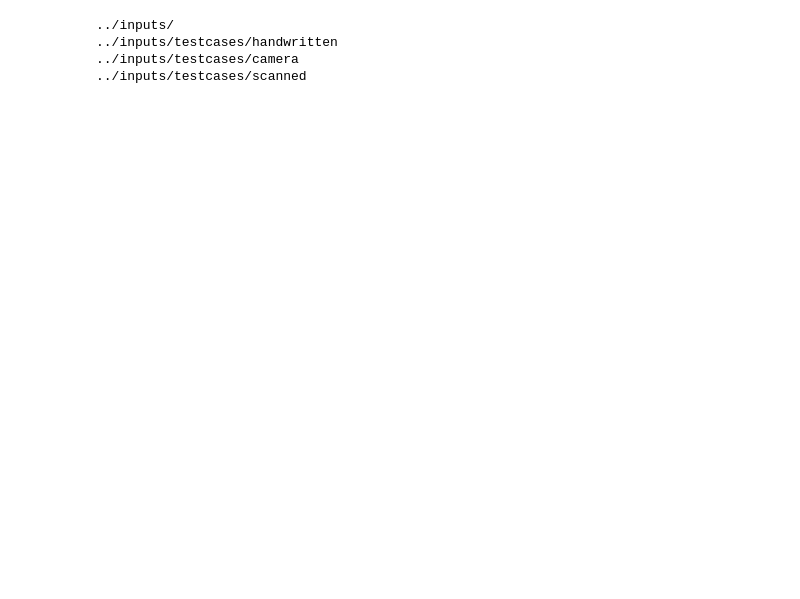
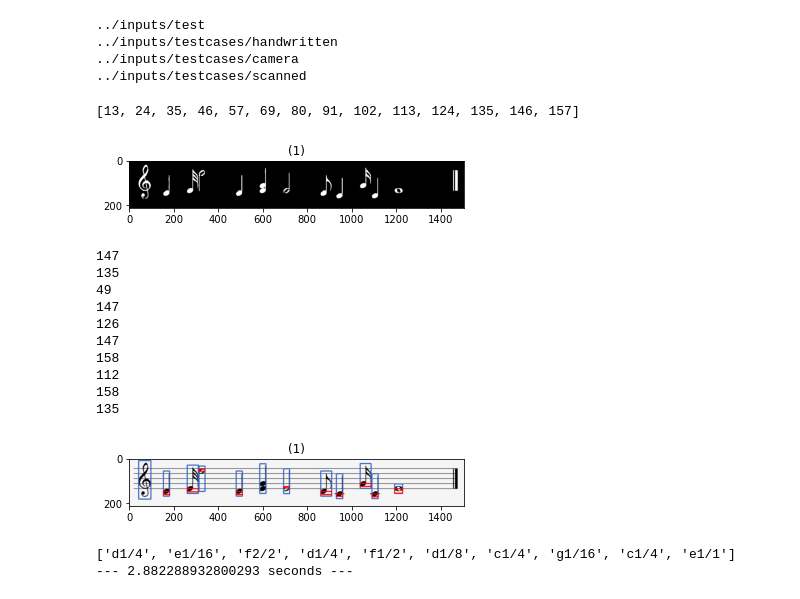
Before and after one commit to aaarafat/Mushido, a Jupyter notebook: notebooks/isolation2.ipynb, the cells around one changed output. Saved outputs shown, nothing was run; the diff lists cells and outputs as text; code cells hidden in the pictures; blank space fills up the shorter version.

```diff
--- a/notebooks/isolation2.ipynb
+++ b/notebooks/isolation2.ipynb
@@ -402,12 +411,12 @@ def remove_staff_lines(bimg , t , d,hw):
     result = ((staffless)).astype("uint8")
     return result #the result is a uint8 bw image
 # %%
-tcimgs , tcfiles = load_images_from_folder(inpath)
+tcimgs , tcfiles = load_images_from_folder(inpath + "test")
 hwimgs , hwfiles = load_images_from_folder(inpath+"testcases/handwritten")
 cimgs , cfiles = load_images_from_folder(inpath+"testcases/camera")
 simgs , sfiles = load_images_from_folder(inpath+"testcases/scanned")
 # %% [output]
-../inputs/
+../inputs/test
 ../inputs/testcases/handwritten
 ../inputs/testcases/camera
 ../inputs/testcases/scanned
@@ -432,34 +441,56 @@ for i , img in enumerate(images) :
         bimg = binraization(img,window,35)
     else:
         bimg = (img > 150).astype("uint8")
+
+    bimg2 = bimg.copy()
+    csl , c = get_candidates_lines(bimg2,t)
+    fcsl ,c = filter_candidates_lines(csl,c,t,d)
+    lines, d = getLines(csl)
+    print(lines)
     t,d = get_lengthes(bimg)
     img_isolated = remove_staff_lines(bimg,t,d , tratio < 4 )
     img_isolated = img_isolated.astype("uint8")
     show_images([img_isolated])
     boxes = getContours(img_isolated) # now we have contours after fixing
     boxes = sorted(boxes, key=lambda t: t[0])
     notes = []
     for box in boxes:
         x,y,w,h = box
         cv2.rectangle(cimg,(x,y),(x+w,y+h),(50,100,200),3)
         croped = img_isolated[y:y+h, x:x+w]
         features = extract_hog_features(croped)
         note_type = classes[np.argmax( nn.predict_proba([features]))]
         if note_type[0] == 'b' or note_type[0] == 'a':
             f = note_type.split('_')[1]
             heads = getNoteHeads(croped, d) # heads boxes
             for head in heads:
                 xh,yh,wh,hh = head
                 yh = yh + (hh // 2) + y
-                xh = xh + (hh // 2) + x
+                xh = xh + x
                 print(yh)
                 idx = np.abs(lines - yh).argmin()
                 char = line_to_char[idx]
                 notes.append(char + '/' + f)
                 cv2.rectangle(cimg, (xh,yh), (xh+wh,yh+hh), (255,0,0),3)
     show_images([cimg])
     print(notes)
 print("--- %s seconds ---" % (time.time() - start_time))
+# %% [output]
+[13, 24, 35, 46, 57, 69, 80, 91, 102, 113, 124, 135, 146, 157]
+[figure, added]
+147
+135
+49
+147
+126
+147
+158
+112
+158
+135
+[figure, added]
+['d1/4', 'e1/16', 'f2/2', 'd1/4', 'f1/2', 'd1/8', 'c1/4', 'g1/16', 'c1/4', 'e1/1']
+--- 2.882288932800293 seconds ---
 # %%
 img = cv2.imread(os.path.join(outpath,"isolated08.PNG"))
 img = cv2.cvtColor(img, cv2.COLOR_BGR2GRAY)
```
Also changed, not shown: parts of 3 cells of this notebook.
